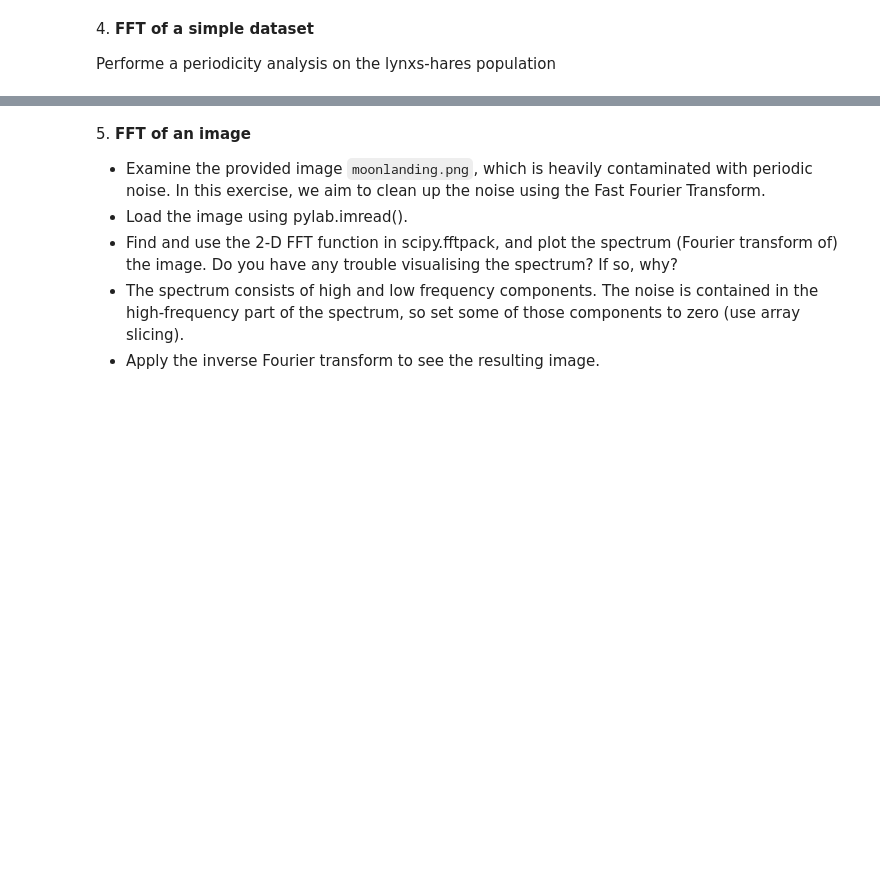
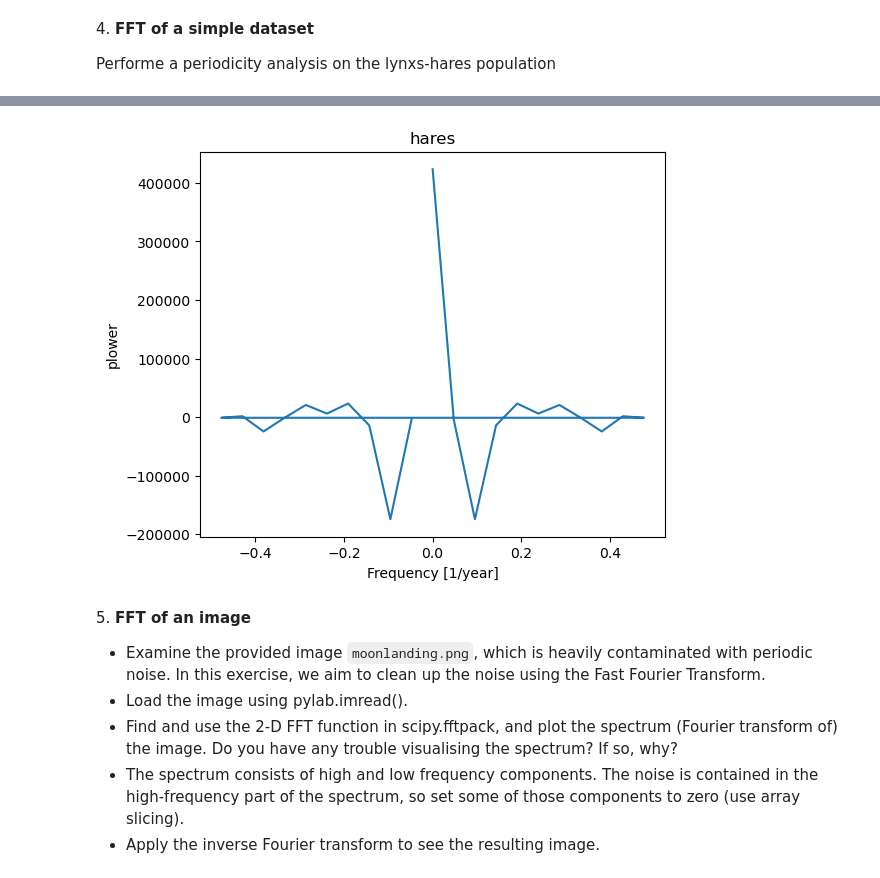
Before and after one commit to MarcoZenari/LaboratoryOfComputationalPhysics_Y5, a Jupyter notebook: 09ex_Algorithms_solutions.ipynb, the cells around one changed output, grey strips where cells are left out. Drawn from its saved outputs; the diff is of its cells as text; code cells hidden in the pictures; blank space fills up the shorter version.

```diff
--- a/09ex_Algorithms_solutions.ipynb
+++ b/09ex_Algorithms_solutions.ipynb
@@ -240,3 +253,16 @@ Performe a periodicity analysis on the lynxs-hares population
+# %%
+# The corresponding frequencies
+freq = fftpack.fftfreq(hares.size)
+
+# Plot the FFT power
+plt.figure(figsize=(6, 5))
+plt.plot(freq, hares_fft)
+plt.xlabel('Frequency [1/year]')
+plt.ylabel('plower')
+plt.title('hares')
+plt.show()
+# %% [output]
+[figure, added]
 # %% [markdown]
 5\. **FFT of an image**
 
```
Also changed, not shown: parts of 21 cells of this notebook.
